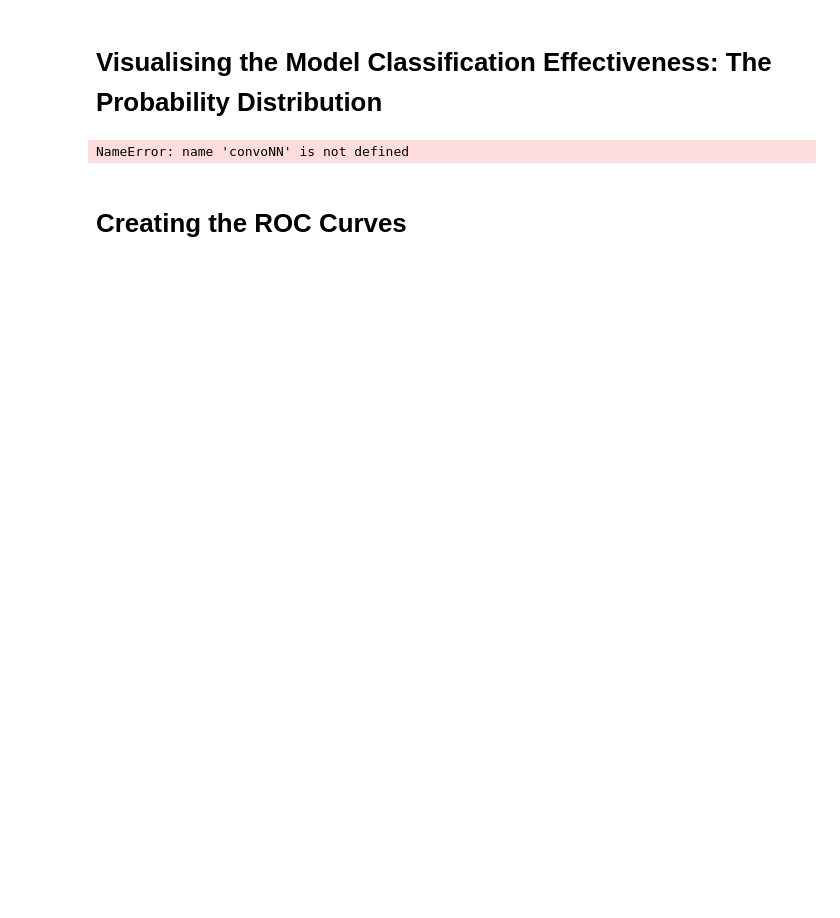
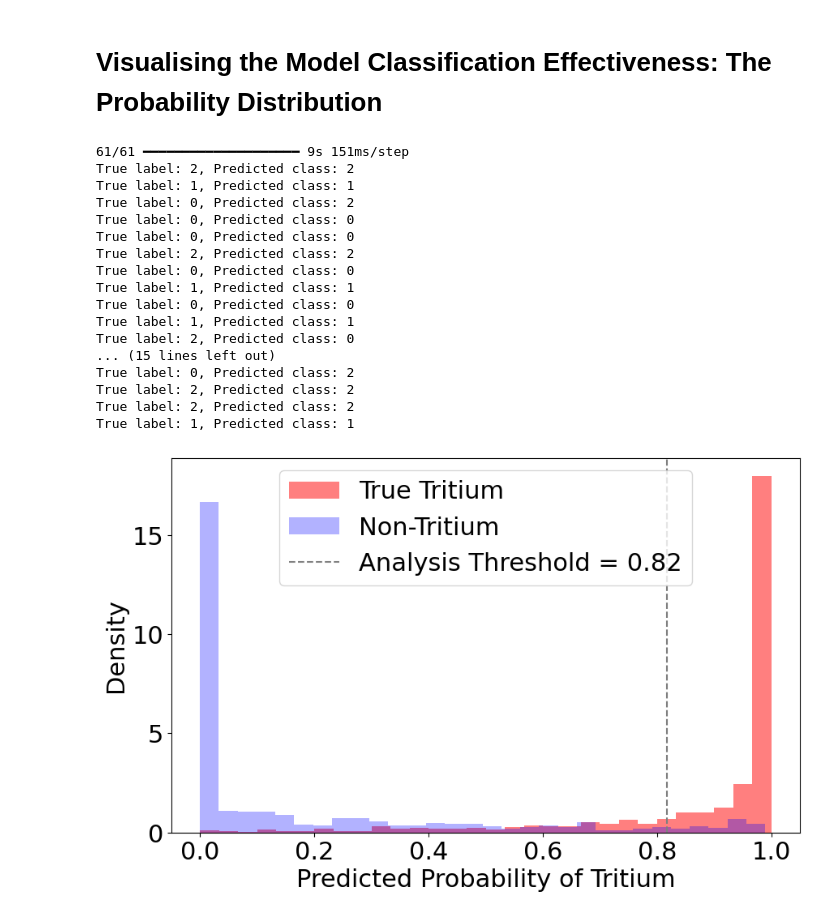
Before and after one commit to mojomixmaster/MSCIProject, a Jupyter notebook: FeatureEngineeringVisualisation.ipynb, the cells around one changed output. Saved outputs shown, nothing was run; the diff lists cells and outputs as text; code cells hidden in the pictures; blank space fills up the shorter version.

```diff
--- a/FeatureEngineeringVisualisation.ipynb
+++ b/FeatureEngineeringVisualisation.ipynb
@@ -662,63 +631,56 @@ convoNN.evaluate(X_test_reshaped, y_test)
 # %% [markdown]
 # Visualising the Model Classification Effectiveness: The Probability Distribution
 # %%
-from sklearn.metrics import roc_curve, auc
-import numpy as np
-
 # Step 1: Get predicted probabilities for each class
-y_pred_proba = convoNN.predict(X_test)
+y_pred_proba = convoNN.predict(X_test_padded)
 
 predicted_classes = np.argmax(y_pred_proba, axis=1) # axis = 1 signifies that argmax should parse through the columns of each row and find the max. value
 for i in range(30):
     print(f"True label: {y_test[i]}, Predicted class: {predicted_classes[i]}")  # Initial checking to see how well the model predicts the classes for first 30 training examples
 
 # Step 2: Calculate background and bulk probabilities
 background_proba = y_pred_proba[:, 0] + y_pred_proba[:, 1]  # Sum of Gate and Cathode probabilities
 bulk_proba = y_pred_proba[:, 2]  # Tritium probabilities. All the training examples in the training dataset that the model has predicted to be tritium.
 
-'''
-# Step 3: Plot the histograms for background and bulk probabilities
-plt.figure(figsize=(10, 6))
-
-# Background probability histogram
-plt.hist(background_proba, bins=30, alpha=0.5, color='blue', label='Background (Gate + Cathode)', density=True)
-
-# Bulk (Tritium) probability histogram
-plt.hist(bulk_proba, bins=30, alpha=0.3, color='red', label='Bulk (Tritium)', density=True)
-
-# Add titles and labels
-# plt.title('Probability Histogram for Background vs Bulk Classification')
-plt.xlabel('Predicted Probability')
-plt.ylabel('Density')
-plt.legend()
-
-plt.show()
-
-'''
 # Separate true Tritium events from non-Tritium events in y_test
 true_tritium_mask = (y_test == 2) # actual tritium events
 non_tritium_mask = (y_test != 2) # non-tritium(background) events
 
 threshold = np.percentile(bulk_proba[true_tritium_mask], 20)
 
 # Step 3: Plot histograms for both groups
 plt.figure(figsize=(10, 6))
 
 # Histogram for actual Bulk (Tritium) events
 plt.hist(bulk_proba[true_tritium_mask], bins=30, alpha=0.5, color='red', label='True Tritium', density=True)
 
 # Histogram for non-Bulk (Tritium) events
 plt.hist(bulk_proba[non_tritium_mask], bins=30, alpha=0.3, color='blue', label='Non-Tritium', density=True)
 
 # Add titles and labels
 # plt.title('Predicted Probability Histogram for Tritium Classification')
 plt.axvline(x=threshold, color='gray', linestyle='--', label=f'Analysis Threshold = {threshold:.2f}')
 plt.xlabel('Predicted Probability of Tritium')
 plt.ylabel('Density')
 plt.legend(loc='upper center')
 
 plt.show()
 # %% [output]
-NameError: name 'convoNN' is not defined
+61/61 ━━━━━━━━━━━━━━━━━━━━ 9s 151ms/step
+True label: 2, Predicted class: 2
+True label: 1, Predicted class: 1
+True label: 0, Predicted class: 2
+True label: 0, Predicted class: 0
+True label: 0, Predicted class: 0
+True label: 2, Predicted class: 2
+True label: 0, Predicted class: 0
+True label: 1, Predicted class: 1
+True label: 0, Predicted class: 0
+True label: 1, Predicted class: 1
+True label: 2, Predicted class: 0
+... (15 lines left out)
+True label: 0, Predicted class: 2
+True label: 2, Predicted class: 2
+True label: 2, Predicted class: 2
+True label: 1, Predicted class: 1
+[figure, added]
-# %% [markdown]
-# Creating the ROC Curves
```
Also changed, not shown: parts of 43 cells of this notebook, 5 other files.
